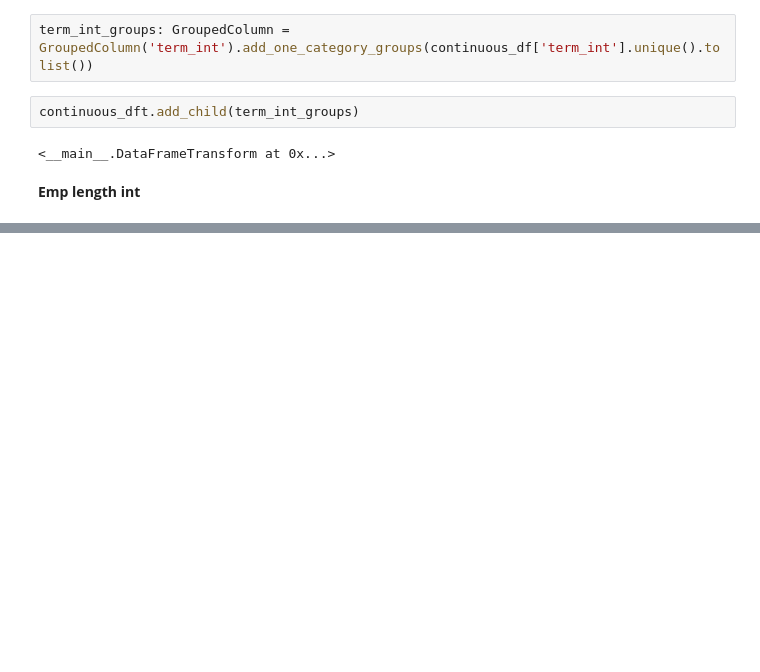
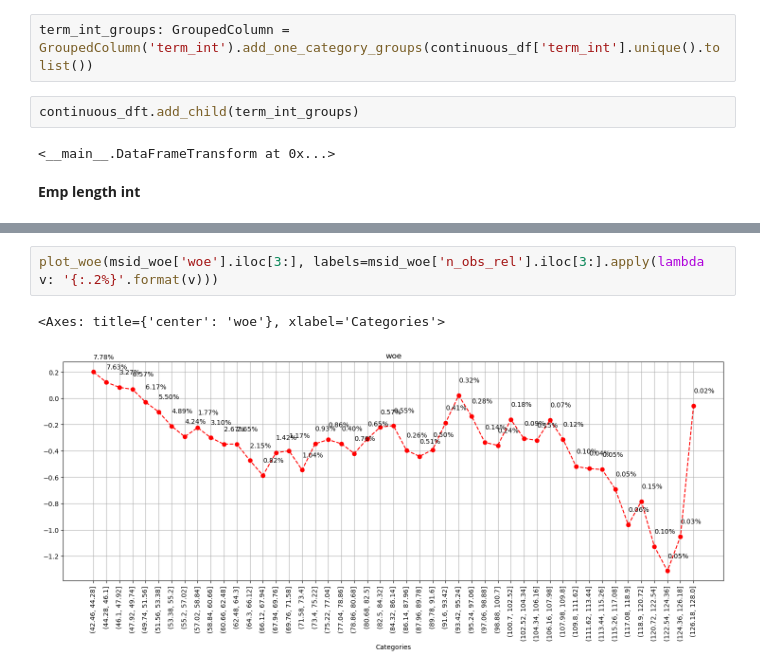
Before and after one commit to Xavi-Linux/CaRMeLo, a Jupyter notebook: notebooks/Data_preparation.ipynb, the cells around one changed output, grey strips where cells are left out. Drawn from its saved outputs; the diff is of its cells as text; blank space fills up the shorter version.

```diff
--- a/notebooks/Data_preparation.ipynb
+++ b/notebooks/Data_preparation.ipynb
@@ -588,0 +710,5 @@ continuous_dft.add_child(term_int_groups)
+# %%
+plot_woe(msid_woe['woe'].iloc[3:], labels=msid_woe['n_obs_rel'].iloc[3:].apply(lambda v: '{:.2%}'.format(v)))
+# %% [output]
+<Axes: title={'center': 'woe'}, xlabel='Categories'>
+[figure, added]
```
Also changed, not shown: parts of 25 cells of this notebook.
